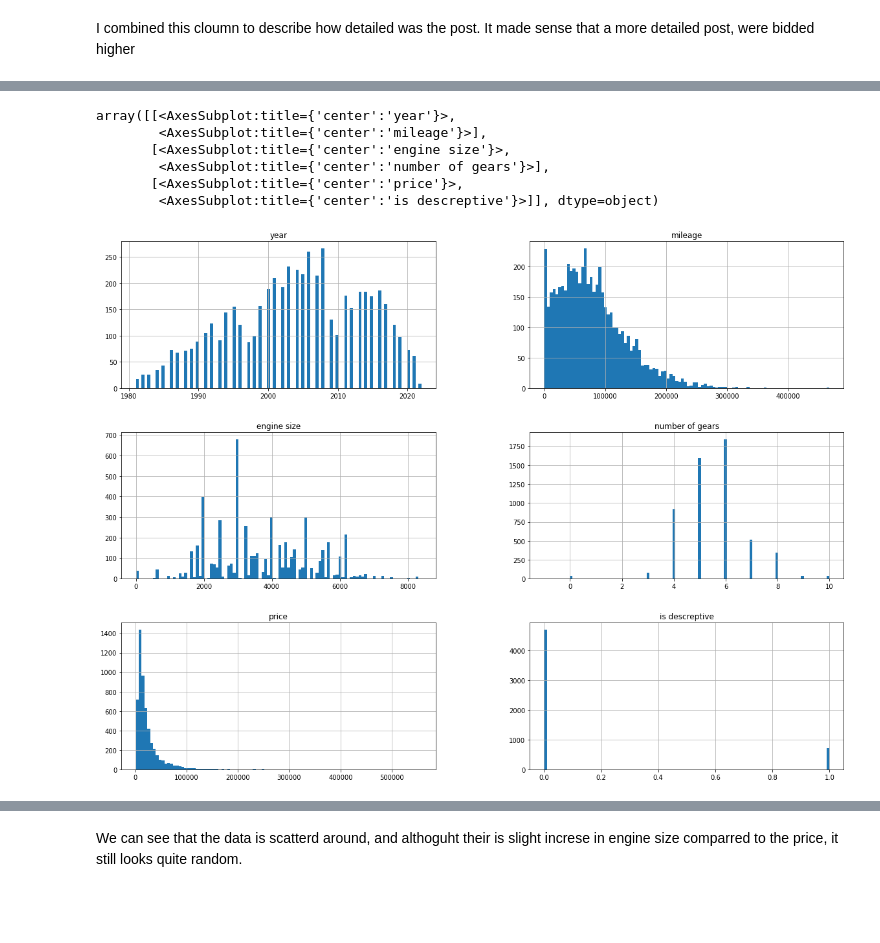
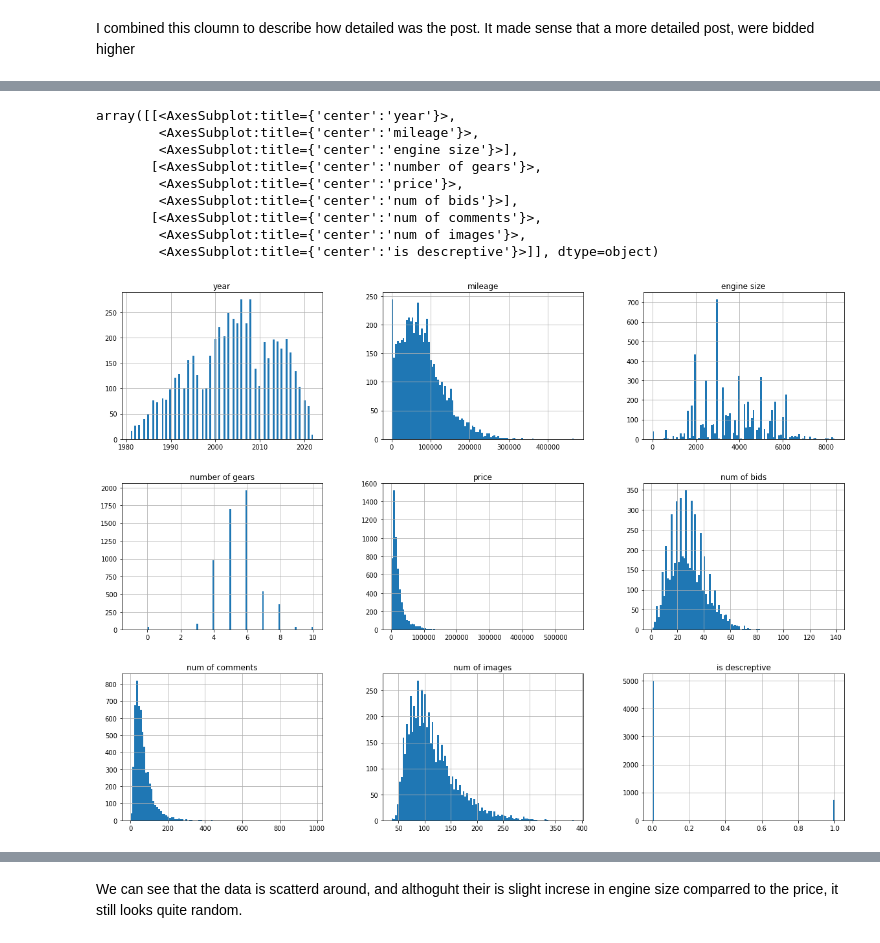
Before and after one commit to Daniel-Ros/DataScienceIFinalWork, a Jupyter notebook: regression.ipynb, the cells around one changed output, grey strips where cells are left out. Cells and saved outputs as stored; diff of their text form; code cells hidden in the pictures; blank space fills up the shorter version.

```diff
--- a/regression.ipynb
+++ b/regression.ipynb
@@ -65,30 +73,51 @@ In the engine colum their were more problems. Some were electric, some in Liters
 I fixed the missing manually by checking simmilar cars.
 all of the Electric cars were given 0 engine size, and all the other car's engine size were represented in cc
 # %%
-df["engine size"] = df["engine size"].replace(['Single','Dual','Triple','AC'],0)
+df["engine size"] = df["engine size"].replace(['Single','Dual','Triple','AC','EV'],0)
 def convert(x : str):
     if isinstance(x,int):
         return x
     elif "cc" in x:
         x = x.replace("cc","")
+        return int(x)
+    elif "Liter" in x:
+        x = x.replace("-Liter","")
+        x = x.replace(".","")
+        for i in range(0,4 -len(x)):
+            x = x + "0"
+        return int(x)
     elif "L" in x:
         x = x.replace("L","")
         x = x.replace(".","")
         for i in range(0,4 -len(x)):
             x = x + "0"
+        return int(x)
     elif "." in x:
         x = x.replace(".","")
+        x = x.replace("-liter","")
         for i in range(0,4 -len(x)):
             x = x + "0"
+        return int(x)
+    else:
+        return x
 
-    return x
 
 df["engine size"] = df["engine size"].apply(convert)
-
-
-df.loc[df["engine size"] == "Toronto","engine size"] = 5700
-df.loc[df["engine size"] == "Chevrolet","engine size"] = 3200
-df.loc[df["engine size"] == "AC","engine size"] = 0
-df.loc[df["engine size"] == "EV","engine size"] = 0
-df.iloc[3834,6] = 4600
-df.iloc[3926,6] = 4000
+# %%
+to_fix_df = []
+def convert(x : int):
+    try:
+        y = int(x)
+        if isinstance(y,int):
+            return x
+    except ValueError:
+        to_fix_df.append(df.loc[df['engine size'] == x])
+
+
+df["engine size"].apply(convert);
+to_fix_df[0]
+tf = pd.DataFrame()
+for f in to_fix_df:
+    tf = pd.concat([tf,f])
+tf
+df = df.drop(tf.index)
@@ -175,2 +212,0 @@ Almost all of the cars were clean, so that data does not make differance, and we
-# %%
-df = df.drop("title",axis=1)
@@ -222,10 +273,14 @@ memory usage: 635.0+ KB
 # %%
+fig_size=(20,15)
 df.hist(bins=100, figsize=(20,15))
 # %% [output]
 array([[<AxesSubplot:title={'center':'year'}>,
-        <AxesSubplot:title={'center':'mileage'}>],
-       [<AxesSubplot:title={'center':'engine size'}>,
-        <AxesSubplot:title={'center':'number of gears'}>],
-       [<AxesSubplot:title={'center':'price'}>,
+        <AxesSubplot:title={'center':'mileage'}>,
+        <AxesSubplot:title={'center':'engine size'}>],
+       [<AxesSubplot:title={'center':'number of gears'}>,
+        <AxesSubplot:title={'center':'price'}>,
+        <AxesSubplot:title={'center':'num of bids'}>],
+       [<AxesSubplot:title={'center':'num of comments'}>,
+        <AxesSubplot:title={'center':'num of images'}>,
         <AxesSubplot:title={'center':'is descreptive'}>]], dtype=object)
-[figure, old version]
+[figure, new version]
```
Also changed, not shown: parts of 22 cells of this notebook, 3 other files.
